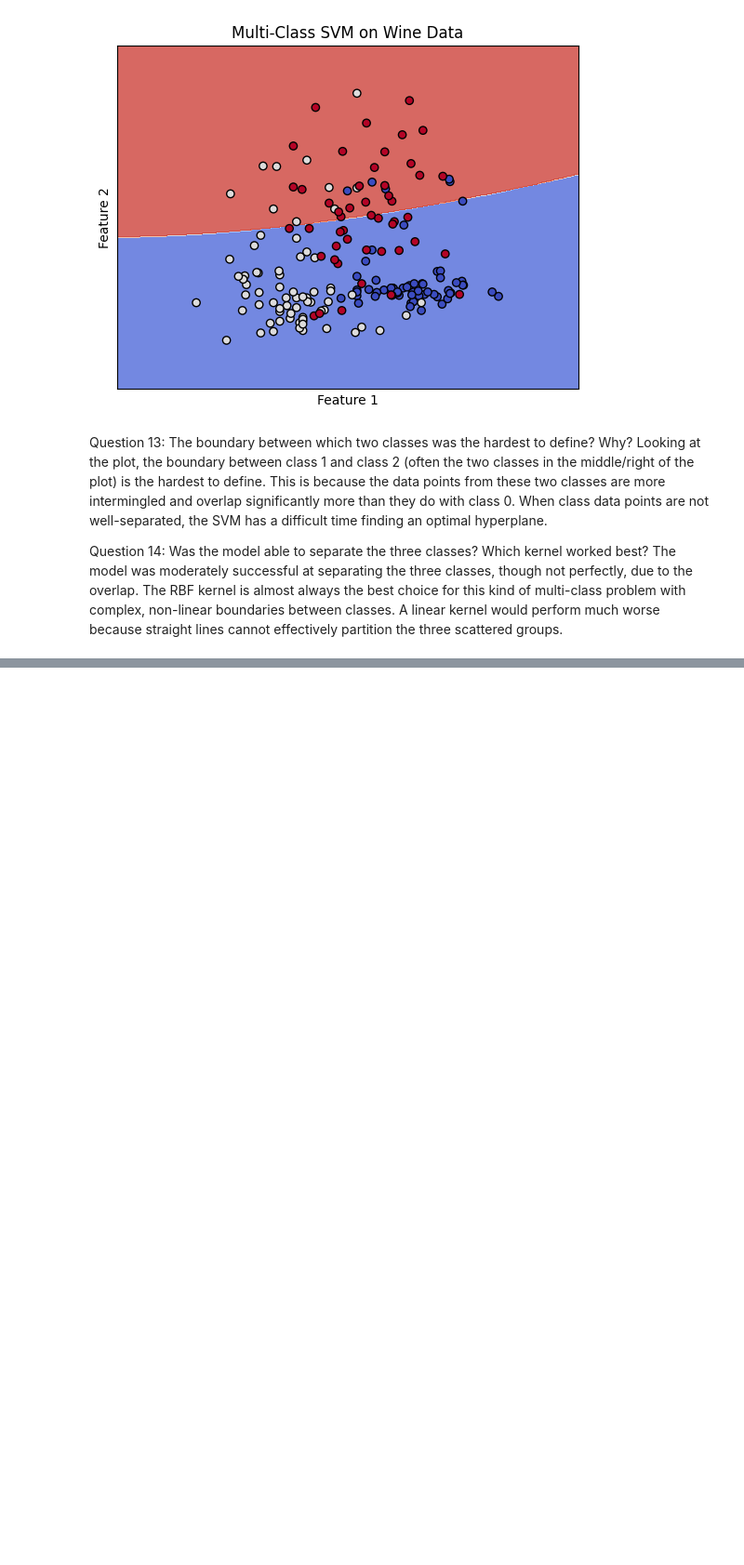
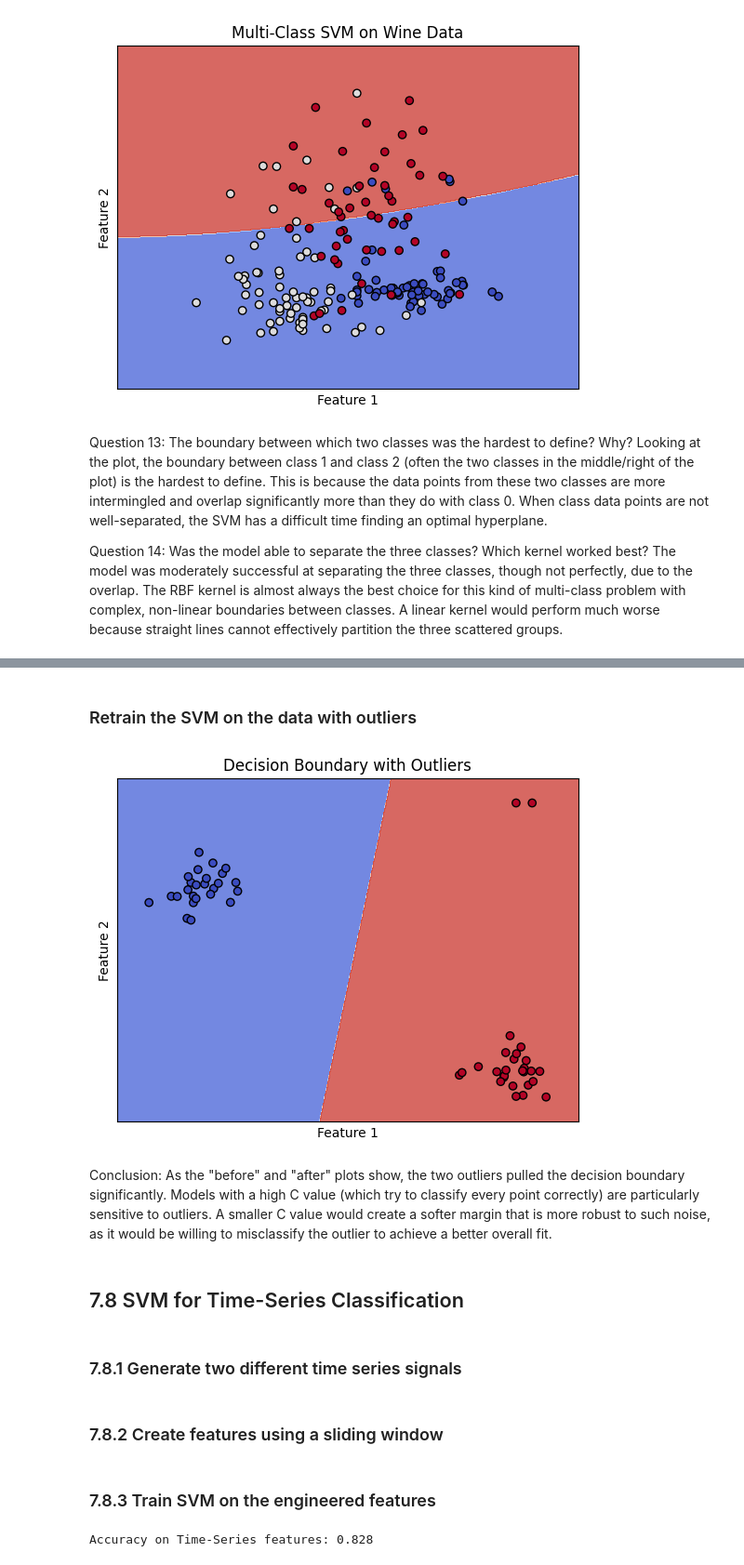
Before and after one commit to MohammadMahdi-Sharifbeigy/SVM-ALCE4032, a Jupyter notebook: SVM.ipynb, the cells around one changed output, grey strips where cells are left out. Shown at 93% size. Drawn from its saved outputs; the diff is of its cells as text; code cells hidden in the pictures; blank space fills up the shorter version.

```diff
--- a/SVM.ipynb
+++ b/SVM.ipynb
@@ -392,0 +630,14 @@ The model was moderately successful at separating the three classes, though not
+# %% [markdown]
+### Retrain the SVM on the data with outliers
+# %%
+svm_outlier = SVC(kernel='linear', C=1000)
+svm_outlier.fit(X_outlier, y_outlier)
+plot_decision_boundary(svm_outlier, X_outlier, y_outlier, "Decision Boundary with Outliers")
+# %% [output]
+[figure, added]
+# %% [markdown]
+Conclusion: As the "before" and "after" plots show, the two outliers pulled the decision boundary significantly. Models with a high C value (which try to classify every point correctly) are particularly sensitive to outliers. A smaller C value would create a softer margin that is more robust to such noise, as it would be willing to misclassify the outlier to achieve a better overall fit.
+# %% [markdown]
+## 7.8 SVM for Time-Series Classification
+# %% [markdown]
+### 7.8.1 Generate two different time series signals
@@ -392,0 +650,2 @@ The model was moderately successful at separating the three classes, though not
+# %% [markdown]
+### 7.8.2 Create features using a sliding window
@@ -392,0 +664,15 @@ The model was moderately successful at separating the three classes, though not
+# %% [markdown]
+### 7.8.3 Train SVM on the engineered features
+# %%
+X_train, X_test, y_train, y_test = train_test_split(X_ts, y_ts, test_size=0.3, random_state=42)
+scaler = StandardScaler()
+X_train_scaled = scaler.fit_transform(X_train)
+X_test_scaled = scaler.transform(X_test)
+
+svm_ts = SVC(kernel='rbf', C=10)
+svm_ts.fit(X_train_scaled, y_train)
+y_pred = svm_ts.predict(X_test_scaled)
+
+print(f"Accuracy on Time-Series features: {svm_ts.score(X_test_scaled, y_test):.3f}")
+# %% [output]
+Accuracy on Time-Series features: 0.828
```
Also changed, not shown: parts of 49 cells of this notebook.
